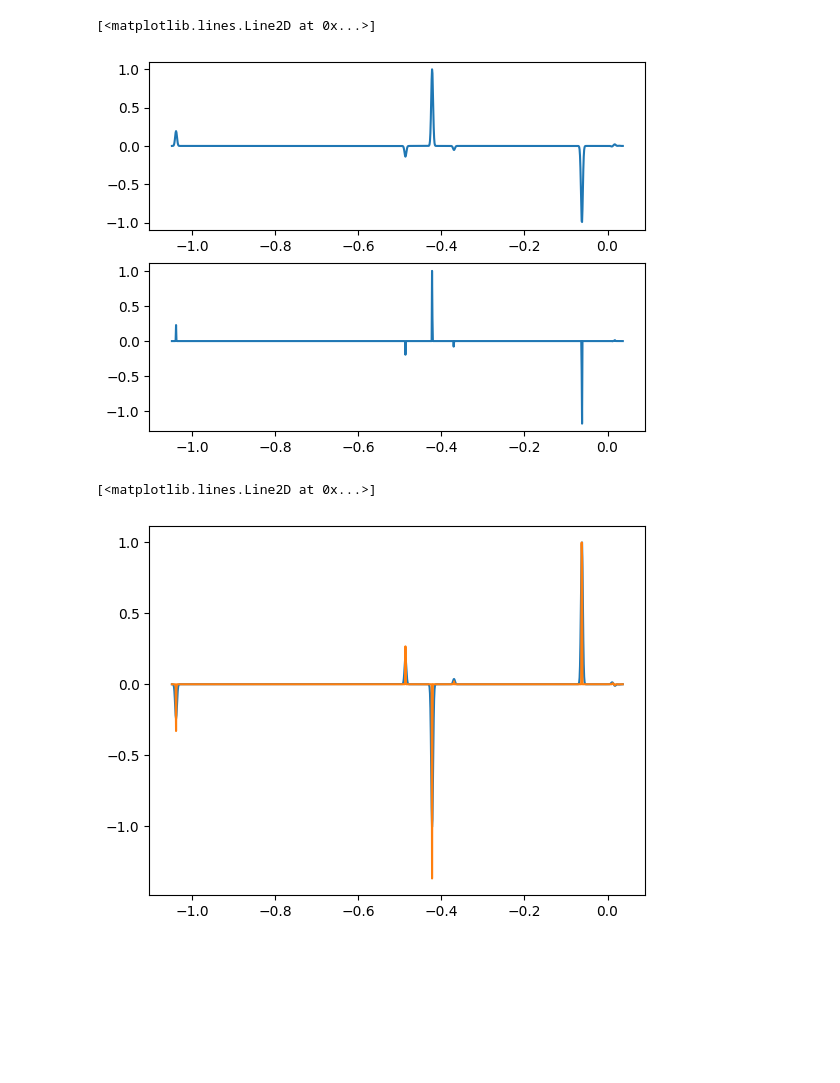
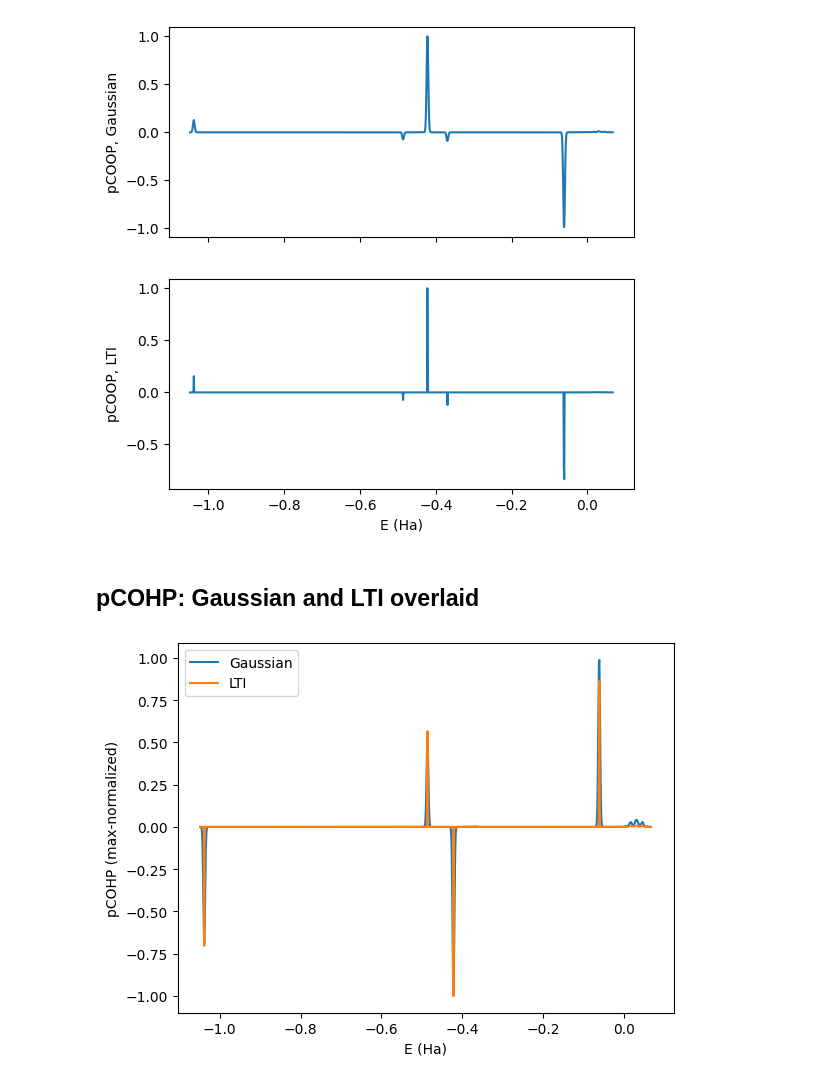
Before and after one commit to benrich37/crawfish, a Jupyter notebook: examples/N2.ipynb, the cells around one changed output. Saved outputs shown, nothing was run; the diff lists cells and outputs as text; code cells hidden in the pictures; blank space fills up the shorter version.

```diff
--- a/examples/N2.ipynb
+++ b/examples/N2.ipynb
@@ -77,0 +50,23 @@ gfg
+# %%
+n2_nofill_calcdir = EXAMPLE_CALC_DIRS_DIR / "N2_no_fillings"
+assert n2_nofill_calcdir.exists()
+edata_nofill = ElecData.from_calc_dir(n2_nofill_calcdir)
+
+kj_p_mol_to_ha = 2625.5
+nn_bond_energies = {"single": 160 / kj_p_mol_to_ha, "double": 418 / kj_p_mol_to_ha, "triple": 941 / kj_p_mol_to_ha}
+
+fig, ax = plt.subplots(nrows=2, figsize=(6, 6), sharex=True)
+erange, pcohp = get_pcohp(edata_nofill, idcs1=0, idcs2=1, lti=False, res=0.001, norm_max=True)
+ax[0].plot(erange, pcohp)
+ax[0].set_ylabel("pCOHP (max-normalized)")
+
+es, ipcohp = get_ipcohp(edata_nofill, idcs1=0, idcs2=1)
+ax[1].plot(es, ipcohp)
+for name, v in nn_bond_energies.items():
+    ax[1].axhline(-v, color="black", linestyle="--", linewidth=0.8)
+ax[1].set_ylabel("IpCOHP (Ha)")
+ax[1].set_xlabel("E (Ha)")
+for a in ax:
+    a.axvline(edata_nofill.mu, color="gray", linestyle="--")
+plt.show()
+print(f"IpCOHP(N1-N2) at the highest band: {float(ipcohp[-1]):.4f} Ha")
@@ -89,24 +93,25 @@ ax[1].plot(es, cs)
 # %%
-from crawfish.funcs.pcoop import get_pcoop
-
-fig, ax = plt.subplots(nrows=2)
-
-edata = ElecData(n2_calcdir)
-erange, pdos = get_pcoop(edata, idcs1=0, idcs2=1, lti=False, res=0.001, norm_max=True)
-ax[0].plot(erange, pdos)
-erange, pdos = get_pcoop(edata, idcs1=0, idcs2=1, erange=erange, lti=True, rattle_eigenvals=True, norm_max=True)
-ax[1].plot(erange, pdos)
+fig, ax = plt.subplots(nrows=2, figsize=(6, 6), sharex=True)
+erange, pcoop = get_pcoop(edata_nofill, idcs1=0, idcs2=1, lti=False, res=0.001, norm_max=True)
+ax[0].plot(erange, pcoop)
+ax[0].set_ylabel("pCOOP, Gaussian")
+erange, pcoop = get_pcoop(edata_nofill, idcs1=0, idcs2=1, erange=erange, lti=True, rattle_eigenvals=True, norm_max=True)
+ax[1].plot(erange, pcoop)
+ax[1].set_ylabel("pCOOP, LTI")
+ax[1].set_xlabel("E (Ha)")
+plt.show()
 # %% [output]
-[<matplotlib.lines.Line2D at 0x...>]
-[figure, old version]
+[figure, new version]
+# %% [markdown]
+## pCOHP: Gaussian and LTI overlaid
 # %%
-from crawfish.funcs.pcohp import get_pcohp
-
-edata = ElecData(n2_calcdir)
-erange, pdos = get_pcohp(edata, idcs1=0, idcs2=1, lti=False, res=0.001, norm_max=True)
-plt.plot(erange, pdos)
-erange, pdos = get_pcohp(edata, idcs1=0, idcs2=1, erange=erange, lti=True, rattle_eigenvals=True, norm_max=True)
-plt.plot(erange, pdos)
+erange, pcohp = get_pcohp(edata_nofill, idcs1=0, idcs2=1, lti=False, res=0.001, norm_max=True)
+plt.plot(erange, pcohp, label="Gaussian")
+erange, pcohp = get_pcohp(edata_nofill, idcs1=0, idcs2=1, erange=erange, lti=True, rattle_eigenvals=True, norm_max=True)
+plt.plot(erange, pcohp, label="LTI")
+plt.xlabel("E (Ha)")
+plt.ylabel("pCOHP (max-normalized)")
+plt.legend()
+plt.show()
 # %% [output]
-[<matplotlib.lines.Line2D at 0x...>]
-[figure, old version]
+[figure, new version]
```
Also changed, not shown: parts of 10 cells of this notebook, 30 other files.
